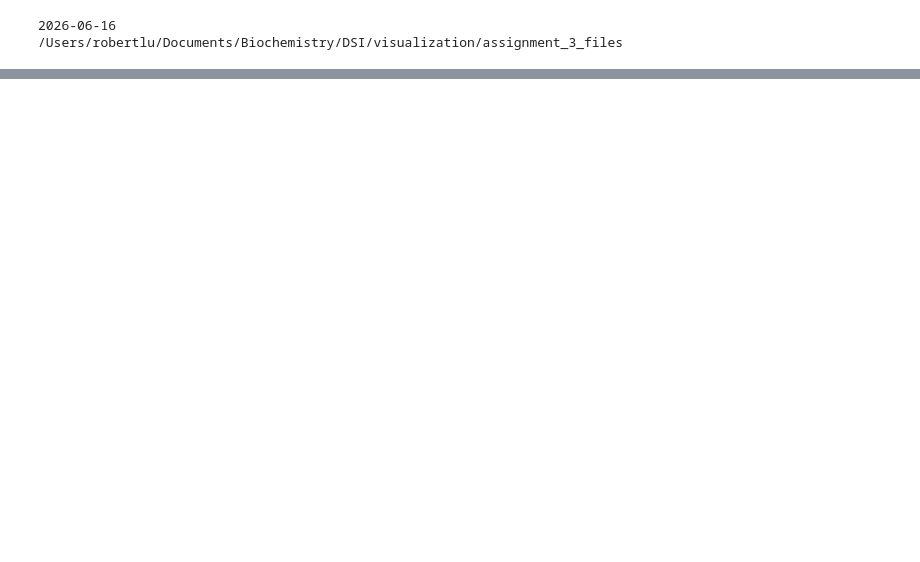
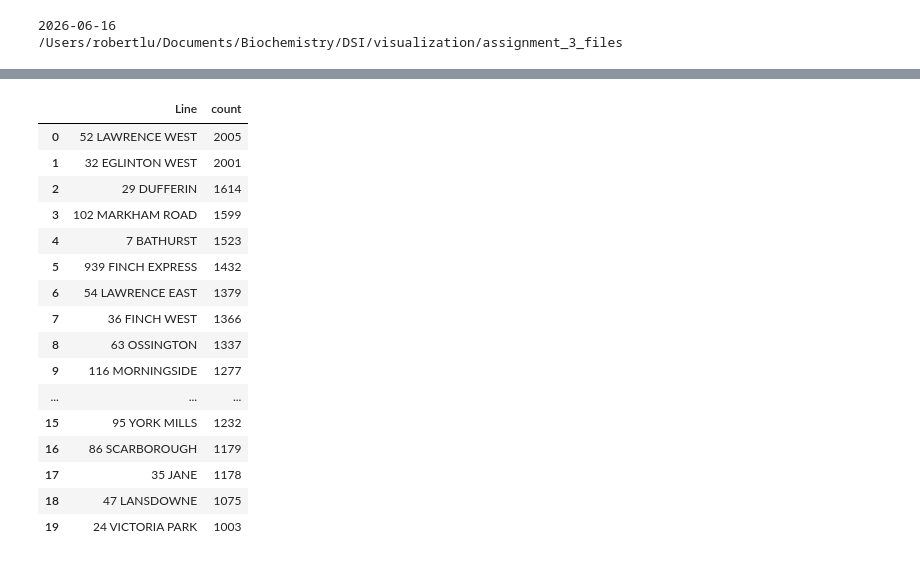
Before and after one commit to Bassoon220/visualization, a Jupyter notebook: assignment_3_files/DSI_vis_assignment_3.ipynb, the cells around one changed output, grey strips where cells are left out. Drawn from its saved outputs; the diff is of its cells as text; code cells hidden in the pictures; blank space fills up the shorter version.

```diff
--- a/assignment_3_files/DSI_vis_assignment_3.ipynb
+++ b/assignment_3_files/DSI_vis_assignment_3.ipynb
@@ -115,0 +156,20 @@ get_toronto_data_as_csv("ttc-lrt-delay-data")
+# %%
+df_bus["Line"].value_counts().reset_index().head(20)
+# %% [output]
+|  | Line | count |
+| 0 | 52 LAWRENCE WEST | 2005 |
+| 1 | 32 EGLINTON WEST | 2001 |
+| 2 | 29 DUFFERIN | 1614 |
+| 3 | 102 MARKHAM ROAD | 1599 |
+| 4 | 7 BATHURST | 1523 |
+| 5 | 939 FINCH EXPRESS | 1432 |
+| 6 | 54 LAWRENCE EAST | 1379 |
+| 7 | 36 FINCH WEST | 1366 |
+| 8 | 63 OSSINGTON | 1337 |
+| 9 | 116 MORNINGSIDE | 1277 |
+| ... | ... | ... |
+| 15 | 95 YORK MILLS | 1232 |
+| 16 | 86 SCARBOROUGH | 1179 |
+| 17 | 35 JANE | 1178 |
+| 18 | 47 LANSDOWNE | 1075 |
+| 19 | 24 VICTORIA PARK | 1003 |
```
Also changed, not shown: parts of 16 cells of this notebook, 14 other files.
